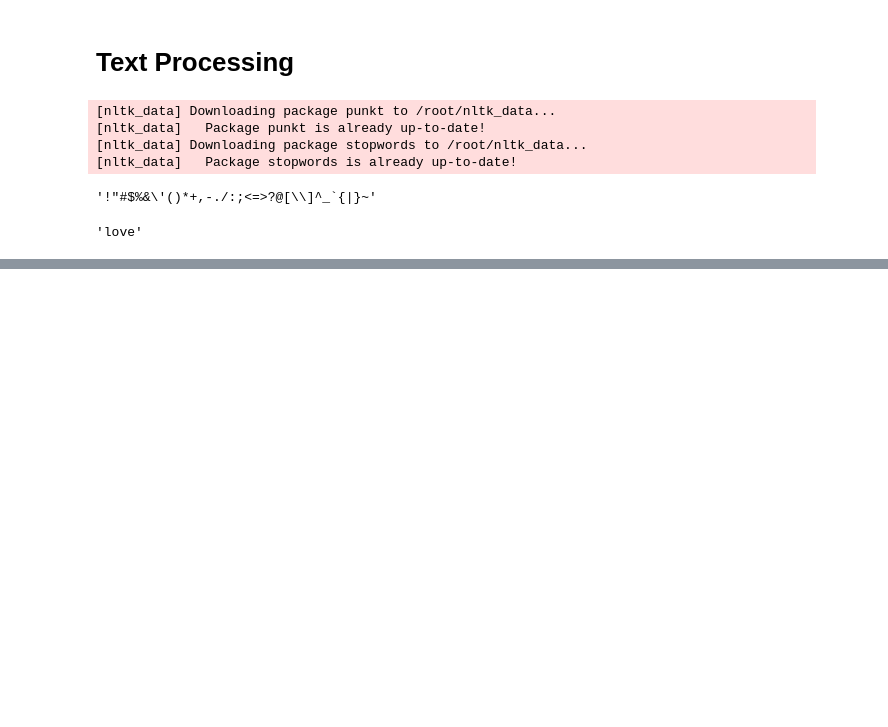
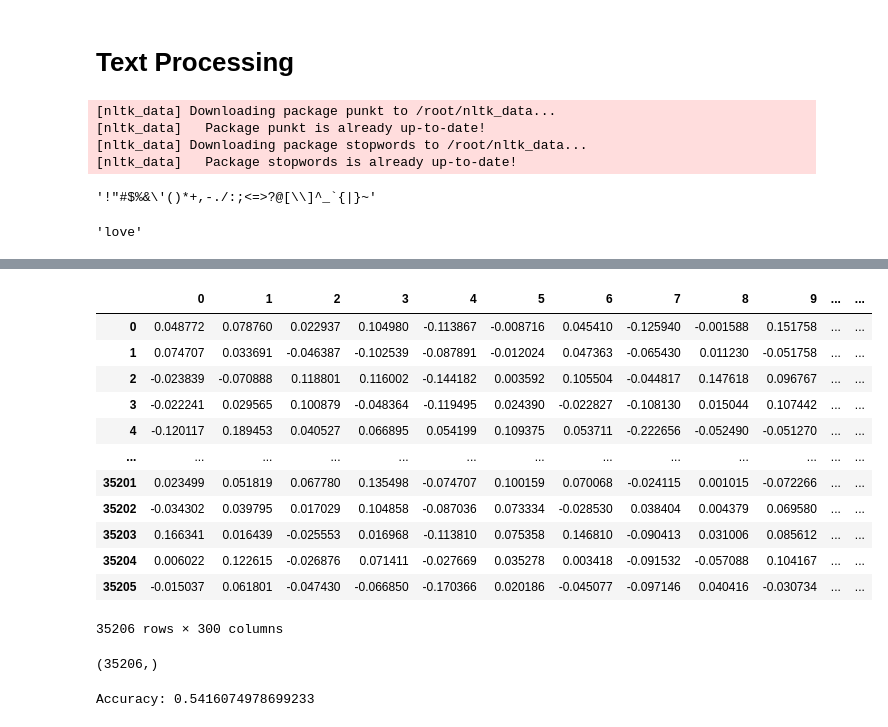
Before and after one commit to pankaj-beldar/patent-data-NLP-classification, a Jupyter notebook: patent_paper.ipynb, the cells around one changed output, grey strips where cells are left out. Cells and saved outputs as stored; diff of their text form; code cells hidden in the pictures; blank space fills up the shorter version.

```diff
--- a/patent_paper.ipynb
+++ b/patent_paper.ipynb
@@ -637,0 +565,6 @@ Silhouette Score: 0.04
+# %%
+
+text_df['new_title'] = text_df['new_title'].apply(spacy_tokenizer)
+text_df['FIELD_OF_INVENTION'] = text_df['FIELD_OF_INVENTION'].astype(str)
+# %%
+text_df['FIELD_OF_INVENTION'] = text_df['FIELD_OF_INVENTION'].apply(spacy_tokenizer)
@@ -637,0 +581,2 @@ Silhouette Score: 0.04
+# %%
+text_df['new_title'] = text_df['new_title'].apply(sent_vec)
@@ -637,0 +593,29 @@ Silhouette Score: 0.04
+# %%
+X=pd.DataFrame(text_df['new_title'].to_list())
+Y=text_df['FIELD_OF_INVENTION']
+
+#Y=pd.DataFrame(text_df['FIELD_OF_INVENTION'].to_list())
+# %%
+X.reset_index(inplace=False)
+X
+# %% [output]
+|  | 0 | 1 | 2 | 3 | 4 | 5 | 6 | 7 | 8 | 9 | ... | ... |
+| 0 | 0.048772 | 0.078760 | 0.022937 | 0.104980 | -0.113867 | -0.008716 | 0.045410 | -0.125940 | -0.001588 | 0.151758 | ... | ... |
+| 1 | 0.074707 | 0.033691 | -0.046387 | -0.102539 | -0.087891 | -0.012024 | 0.047363 | -0.065430 | 0.011230 | -0.051758 | ... | ... |
+| 2 | -0.023839 | -0.070888 | 0.118801 | 0.116002 | -0.144182 | 0.003592 | 0.105504 | -0.044817 | 0.147618 | 0.096767 | ... | ... |
+| 3 | -0.022241 | 0.029565 | 0.100879 | -0.048364 | -0.119495 | 0.024390 | -0.022827 | -0.108130 | 0.015044 | 0.107442 | ... | ... |
+| 4 | -0.120117 | 0.189453 | 0.040527 | 0.066895 | 0.054199 | 0.109375 | 0.053711 | -0.222656 | -0.052490 | -0.051270 | ... | ... |
+| ... | ... | ... | ... | ... | ... | ... | ... | ... | ... | ... | ... | ... |
+| 35201 | 0.023499 | 0.051819 | 0.067780 | 0.135498 | -0.074707 | 0.100159 | 0.070068 | -0.024115 | 0.001015 | -0.072266 | ... | ... |
+| 35202 | -0.034302 | 0.039795 | 0.017029 | 0.104858 | -0.087036 | 0.073334 | -0.028530 | 0.038404 | 0.004379 | 0.069580 | ... | ... |
+| 35203 | 0.166341 | 0.016439 | -0.025553 | 0.016968 | -0.113810 | 0.075358 | 0.146810 | -0.090413 | 0.031006 | 0.085612 | ... | ... |
+| 35204 | 0.006022 | 0.122615 | -0.026876 | 0.071411 | -0.027669 | 0.035278 | 0.003418 | -0.091532 | -0.057088 | 0.104167 | ... | ... |
+| 35205 | -0.015037 | 0.061801 | -0.047430 | -0.066850 | -0.170366 | 0.020186 | -0.045077 | -0.097146 | 0.040416 | -0.030734 | ... | ... |
+35206 rows × 300 columns
+# %%
+X.shape
+Y.shape
+Y= df['FIELD_OF_INVENTION'].values
+Y.shape
+# %% [output]
+(35206,)
@@ -637,0 +627,30 @@ Silhouette Score: 0.04
+# %%
+# Import necessary libraries
+from sklearn.model_selection import train_test_split
+from sklearn.svm import SVC
+from sklearn.metrics import accuracy_score
+from sklearn.preprocessing import MultiLabelBinarizer
+
+# Assuming X is your feature matrix and Y is your multi-labels as a list of lists
+# X should be a numpy array or a pandas DataFrame
+
+# Convert the multi-labels into binary labels using MultiLabelBinarizer
+
+
+# Split the data into training and testing sets
+X_train, X_test, Y_train, Y_test = train_test_split(X, Y, test_size=0.2, random_state=42)
+
+# Initialize the SVM classifier
+classifier = SVC(kernel='linear', random_state=42)
+
+# Train the classifier
+classifier.fit(X_train, Y_train)
+
+# Make predictions on the test data
+predictions = classifier.predict(X_test)
+
+# Calculate accuracy
+accuracy = accuracy_score(Y_test, predictions)
+print("Accuracy:", accuracy)
+# %% [output]
+Accuracy: 0.5416074978699233
```
Also changed, not shown: parts of 21 cells of this notebook.
